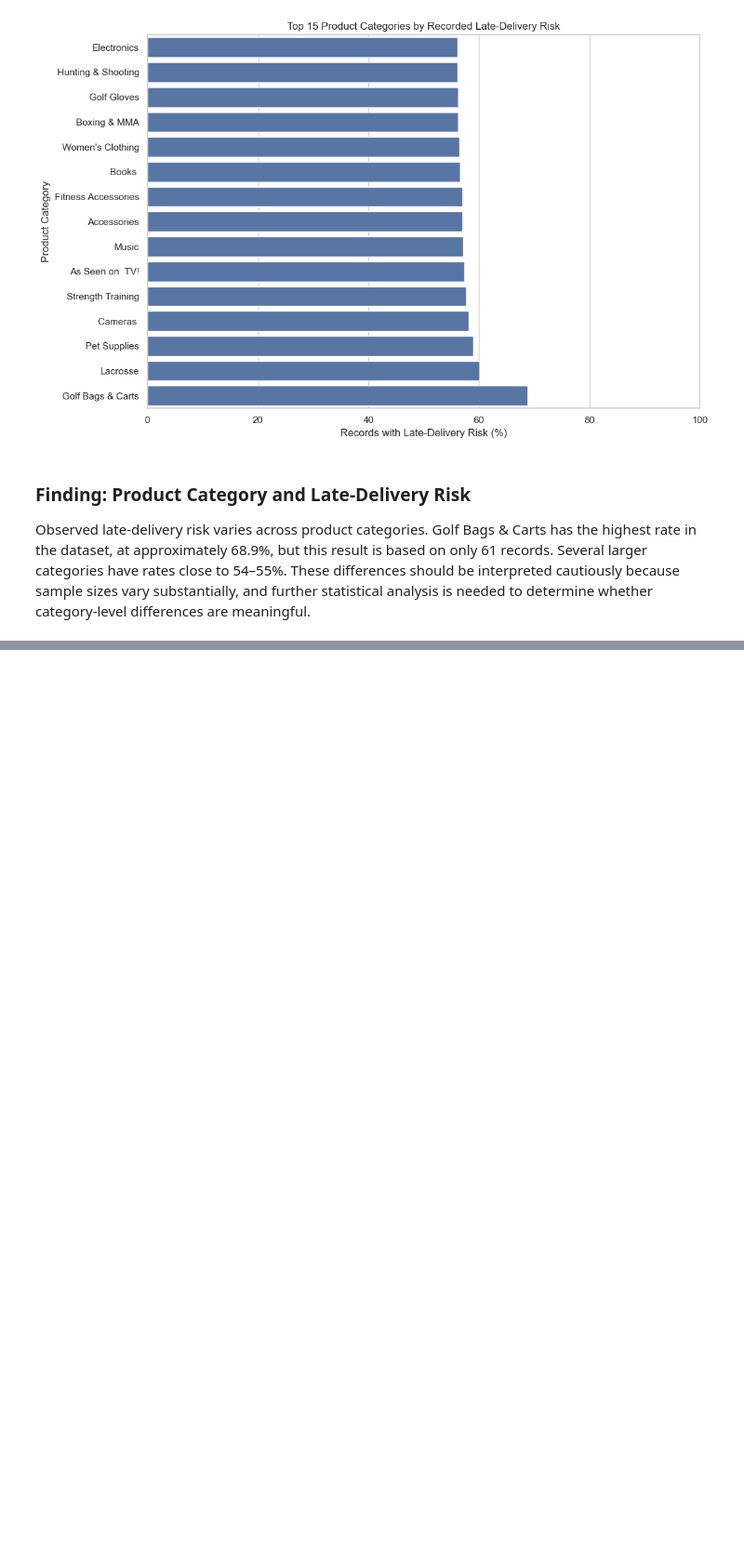
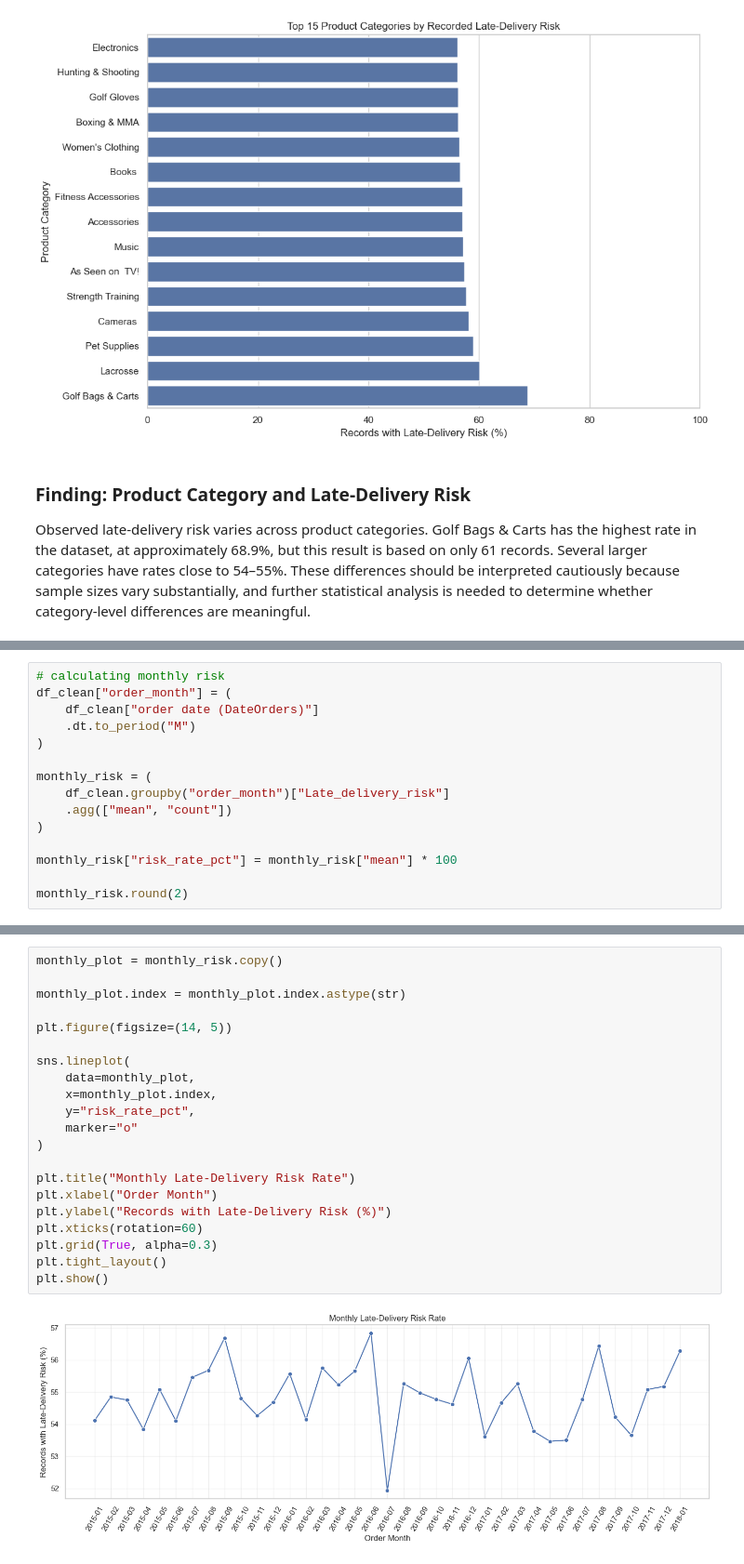
Before and after one commit to divyamohan6388-droid/Logistics-Analytics-Shipment-Delay-Prediction, a Jupyter notebook: notebooks/02_eda.ipynb, the cells around one changed output, grey strips where cells are left out. Shown at 93% size. Drawn from its saved outputs; the diff is of its cells as text; blank space fills up the shorter version.

Commit message:
variation in Late-Delivery risk

```diff
--- a/notebooks/02_eda.ipynb
+++ b/notebooks/02_eda.ipynb
@@ -292,0 +300,15 @@ Observed late-delivery risk varies across product categories. Golf Bags & Carts
+# %%
+# calculating monthly risk
+df_clean["order_month"] = (
+    df_clean["order date (DateOrders)"]
+    .dt.to_period("M")
+)
+
+monthly_risk = (
+    df_clean.groupby("order_month")["Late_delivery_risk"]
+    .agg(["mean", "count"])
+)
+
+monthly_risk["risk_rate_pct"] = monthly_risk["mean"] * 100
+
+monthly_risk.round(2)
@@ -292,0 +334,23 @@ Observed late-delivery risk varies across product categories. Golf Bags & Carts
+# %%
+monthly_plot = monthly_risk.copy()
+
+monthly_plot.index = monthly_plot.index.astype(str)
+
+plt.figure(figsize=(14, 5))
+
+sns.lineplot(
+    data=monthly_plot,
+    x=monthly_plot.index,
+    y="risk_rate_pct",
+    marker="o"
+)
+
+plt.title("Monthly Late-Delivery Risk Rate")
+plt.xlabel("Order Month")
+plt.ylabel("Records with Late-Delivery Risk (%)")
+plt.xticks(rotation=60)
+plt.grid(True, alpha=0.3)
+plt.tight_layout()
+plt.show()
+# %% [output]
+[figure, added]
```
Also changed, not shown: parts of 4 cells of this notebook.
